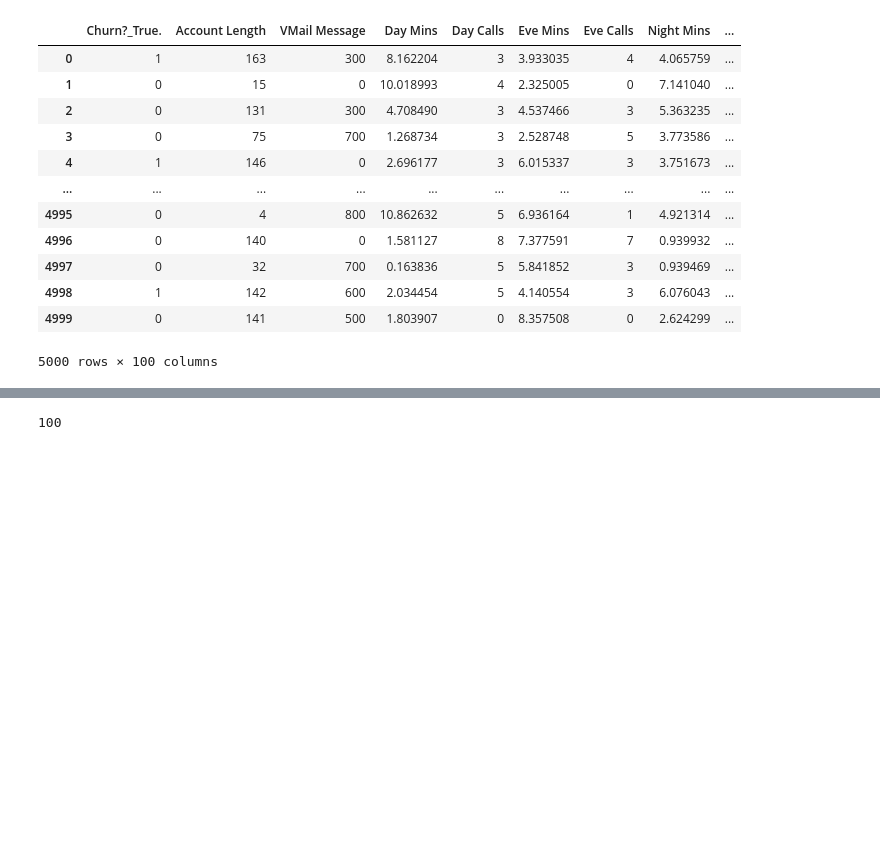
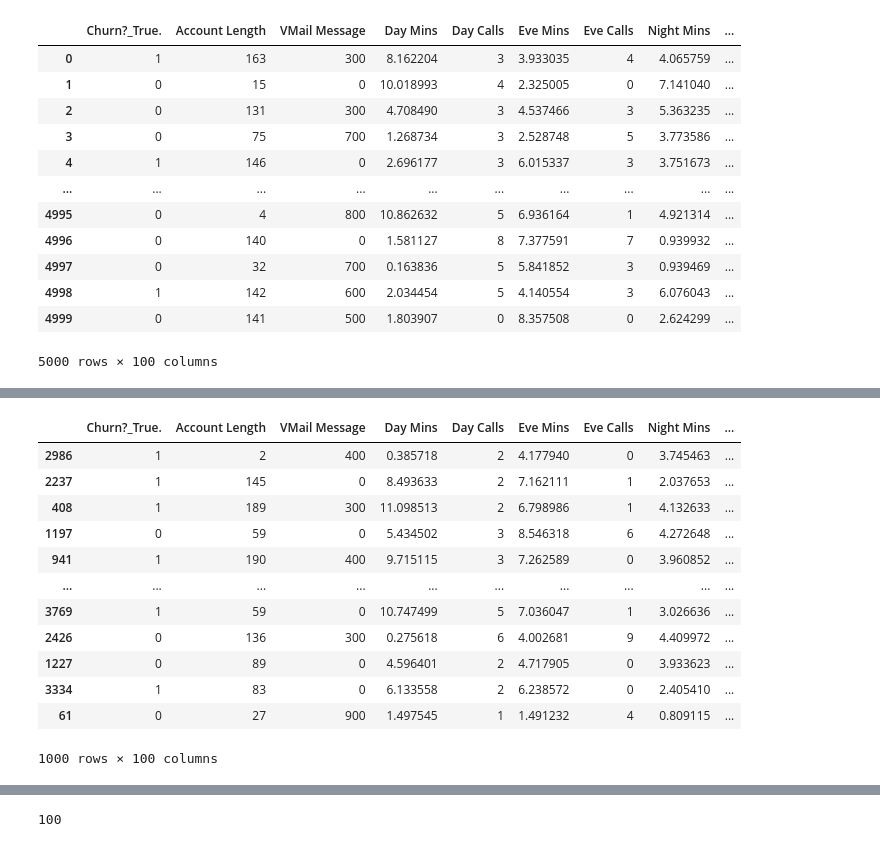
Before and after one commit to LokaHQ/aws_immersion_sagemaker, a Jupyter notebook: training/xgboost_customer_churn.ipynb, the cells around one changed output, grey strips where cells are left out. Drawn from its saved outputs; the diff is of its cells as text; code cells hidden in the pictures; blank space fills up the shorter version.

```diff
--- a/training/xgboost_customer_churn.ipynb
+++ b/training/xgboost_customer_churn.ipynb
@@ -316,0 +338,16 @@ model_data
+# %%
+validation_data
+# %% [output]
+|  | Churn?_True. | Account Length | VMail Message | Day Mins | Day Calls | Eve Mins | Eve Calls | Night Mins | ... |
+| 2986 | 1 | 2 | 400 | 0.385718 | 2 | 4.177940 | 0 | 3.745463 | ... |
+| 2237 | 1 | 145 | 0 | 8.493633 | 2 | 7.162111 | 1 | 2.037653 | ... |
+| 408 | 1 | 189 | 300 | 11.098513 | 2 | 6.798986 | 1 | 4.132633 | ... |
+| 1197 | 0 | 59 | 0 | 5.434502 | 3 | 8.546318 | 6 | 4.272648 | ... |
+| 941 | 1 | 190 | 400 | 9.715115 | 3 | 7.262589 | 0 | 3.960852 | ... |
+| ... | ... | ... | ... | ... | ... | ... | ... | ... | ... |
+| 3769 | 1 | 59 | 0 | 10.747499 | 5 | 7.036047 | 1 | 3.026636 | ... |
+| 2426 | 0 | 136 | 300 | 0.275618 | 6 | 4.002681 | 9 | 4.409972 | ... |
+| 1227 | 0 | 89 | 0 | 4.596401 | 2 | 4.717905 | 0 | 3.933623 | ... |
+| 3334 | 1 | 83 | 0 | 6.133558 | 2 | 6.238572 | 0 | 2.405410 | ... |
+| 61 | 0 | 27 | 900 | 1.497545 | 1 | 1.491232 | 4 | 0.809115 | ... |
+1000 rows × 100 columns
```
Also changed, not shown: parts of 6 cells of this notebook, 7 other files.
